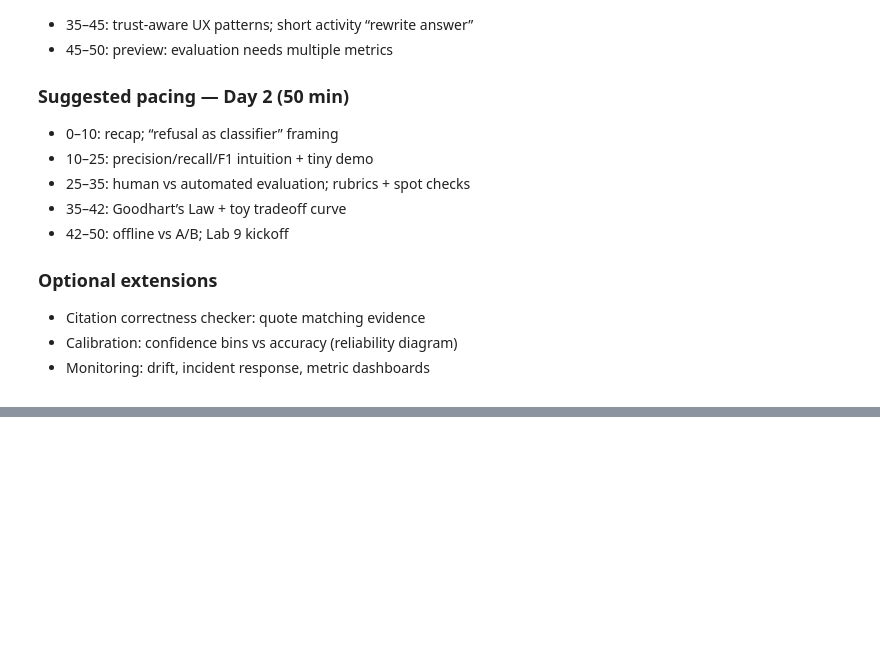
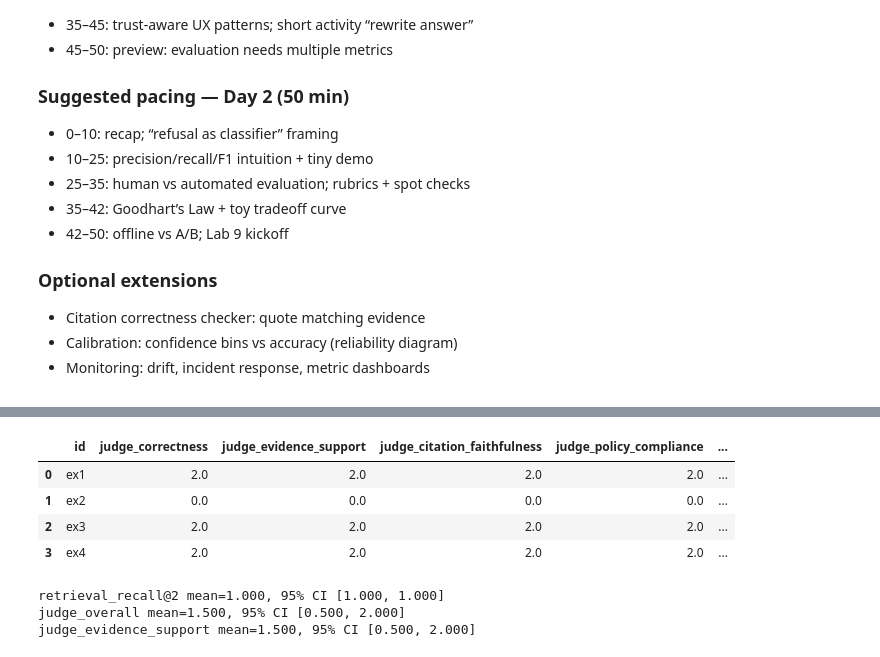
Before and after one commit to tulane-intro-ai-engineering/main, a Jupyter notebook: lectures/trust_lecture.ipynb, the cells around one changed output, grey strips where cells are left out. Drawn from its saved outputs; the diff is of its cells as text; code cells hidden in the pictures; folded sections open; blank space fills up the shorter version.

```diff
--- a/lectures/trust_lecture.ipynb
+++ b/lectures/trust_lecture.ipynb
@@ -544,0 +849,50 @@ Write your answers:
+# %%
+# @title Judge all examples metric-by-metric + bootstrap CIs
+rng = np.random.default_rng(7)
+
+judge_rows = []
+for _, row in df_eval.iterrows():
+    out = score_all_metrics(row["question"], row["model_answer"], row["retrieved_chunks"])
+    judge_rows.append({
+        "id": row["id"],
+        "judge_correctness": float(out["correctness"]["score"]),
+        "judge_evidence_support": float(out["evidence_support"]["score"]),
+        "judge_citation_faithfulness": float(out["citation_faithfulness"]["score"]),
+        "judge_policy_compliance": float(out["policy_compliance"]["score"]),
+        "judge_overall": float(out["overall"]["score"]),
+    })
+
+judge_df = pd.DataFrame(judge_rows)
+display(judge_df)
+
+def bootstrap_ci(values, n_boot=2000, alpha=0.05):
+    values = np.array(values, dtype=float)
+    values = values[~np.isnan(values)]
+    if len(values) == 0:
+        return np.nan, np.nan, np.nan
+    boots = []
+    # Repeats resampling n_boot times (default 2000):
+    for _ in range(n_boot):
+        sample = rng.choice(values, size=len(values), replace=True)
+        boots.append(sample.mean())
+    lo = np.percentile(boots, 100 * (alpha / 2))
+    hi = np.percentile(boots, 100 * (1 - alpha / 2))
+    return values.mean(), lo, hi
+
+# CI examples for retrieval and judge dimensions
+mean_rr, lo_rr, hi_rr = bootstrap_ci(retrieval_scores["retrieval_recall@2"])
+mean_j, lo_j, hi_j = bootstrap_ci(judge_df["judge_overall"])
+mean_ev, lo_ev, hi_ev = bootstrap_ci(judge_df["judge_evidence_support"])
+
+print(f"retrieval_recall@2 mean={mean_rr:.3f}, 95% CI [{lo_rr:.3f}, {hi_rr:.3f}]")
+print(f"judge_overall mean={mean_j:.3f}, 95% CI [{lo_j:.3f}, {hi_j:.3f}]")
+print(f"judge_evidence_support mean={mean_ev:.3f}, 95% CI [{lo_ev:.3f}, {hi_ev:.3f}]")
+# %% [output]
+|  | id | judge_correctness | judge_evidence_support | judge_citation_faithfulness | judge_policy_compliance | ... |
+| 0 | ex1 | 2.0 | 2.0 | 2.0 | 2.0 | ... |
+| 1 | ex2 | 0.0 | 0.0 | 0.0 | 0.0 | ... |
+| 2 | ex3 | 2.0 | 2.0 | 2.0 | 2.0 | ... |
+| 3 | ex4 | 2.0 | 2.0 | 2.0 | 2.0 | ... |
+retrieval_recall@2 mean=1.000, 95% CI [1.000, 1.000]
+judge_overall mean=1.500, 95% CI [0.500, 2.000]
+judge_evidence_support mean=1.500, 95% CI [0.500, 2.000]
```
Also changed, not shown: parts of 13 cells of this notebook, 1 other file.
